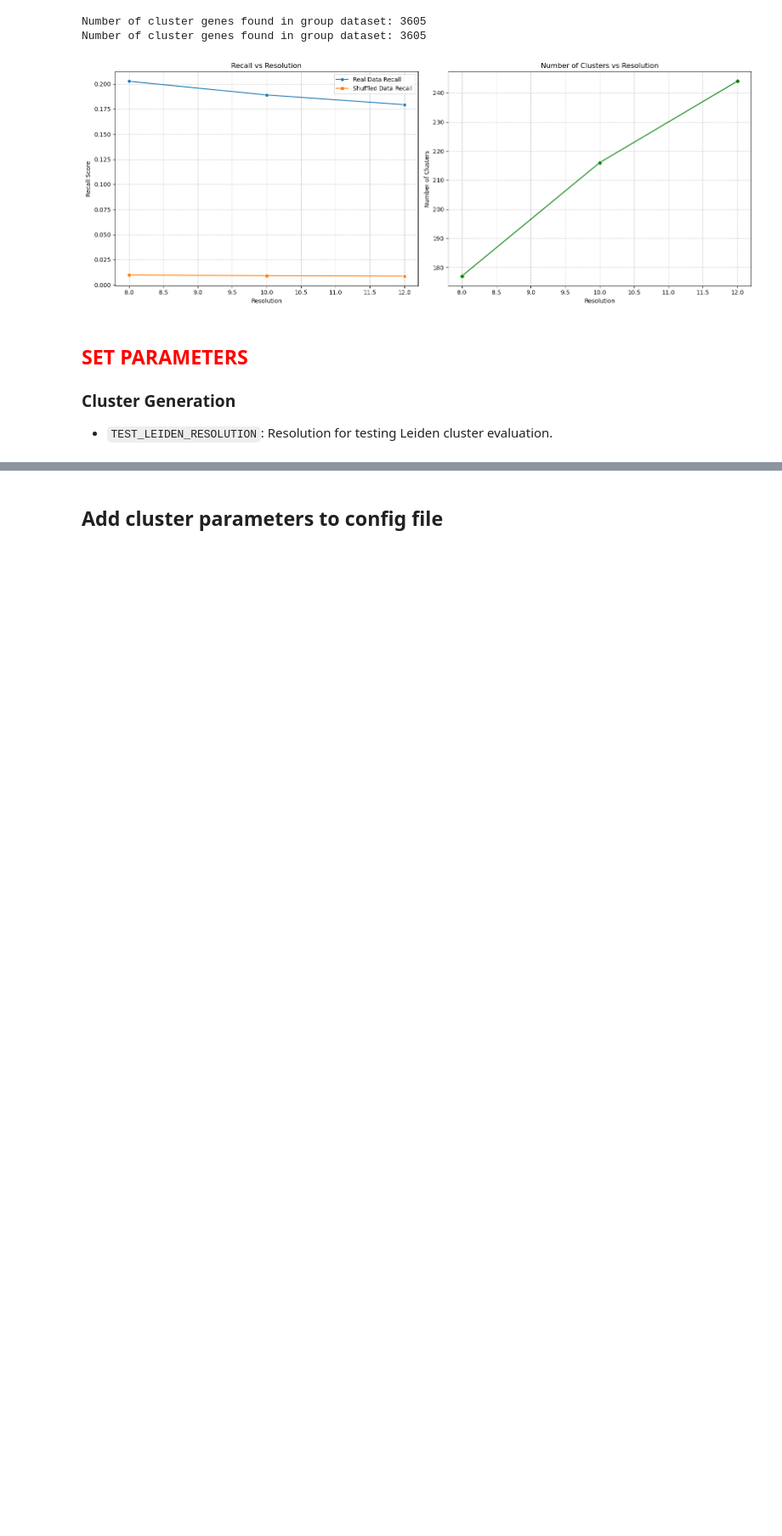
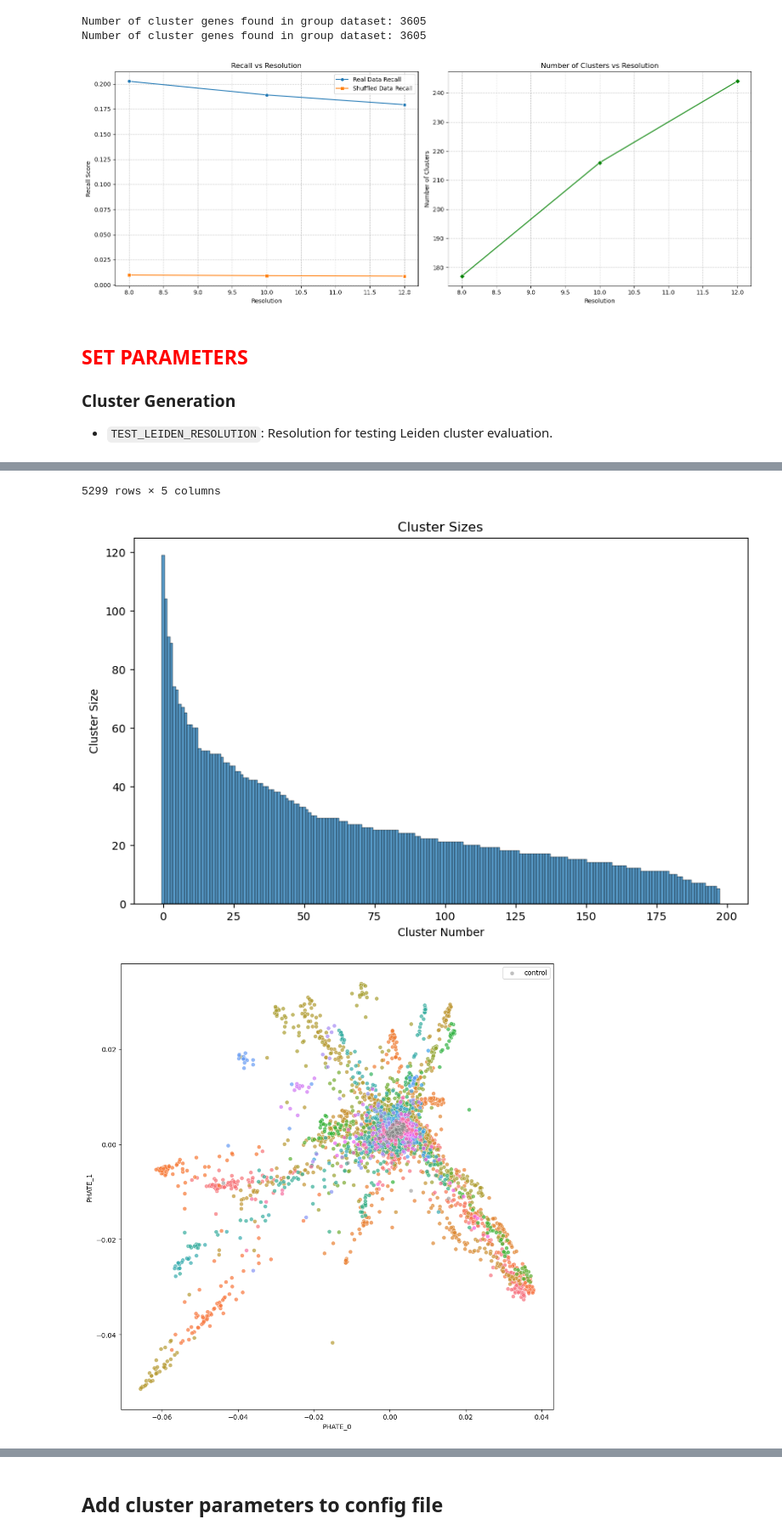
Before and after one commit to cheeseman-lab/brieflow-analysis, a Jupyter notebook: analysis/9.configure_cluster_params.ipynb, the cells around one changed output, grey strips where cells are left out. Shown at 85% size. Cells and saved outputs as stored; diff of their text form; code cells hidden in the pictures; blank space fills up the shorter version.

```diff
--- a/analysis/9.configure_cluster_params.ipynb
+++ b/analysis/9.configure_cluster_params.ipynb
@@ -258,7 +258,10 @@ phate_leiden_clustering = phate_leiden_pipeline(
 display(phate_leiden_clustering)
 
 cluster_size_fig = plot_cluster_sizes(phate_leiden_clustering)
+plt.show()
 
 clusters_fig = plot_phate_leiden_clusters(
-    phate_leiden_clustering, PERTURBATION_NAME_COL, CONTROL_KEY, figsize=(10, 10)
+    phate_leiden_clustering, PERTURBATION_NAME_COL, CONTROL_KEY
 )
+plt.show()
+# %% [output]
@@ -265 +280,4 @@ clusters_fig = plot_phate_leiden_clusters(
+5299 rows × 5 columns
+[figure, added]
+[figure, added]
 # %%
```
Also changed, not shown: parts of 3 cells of this notebook.
